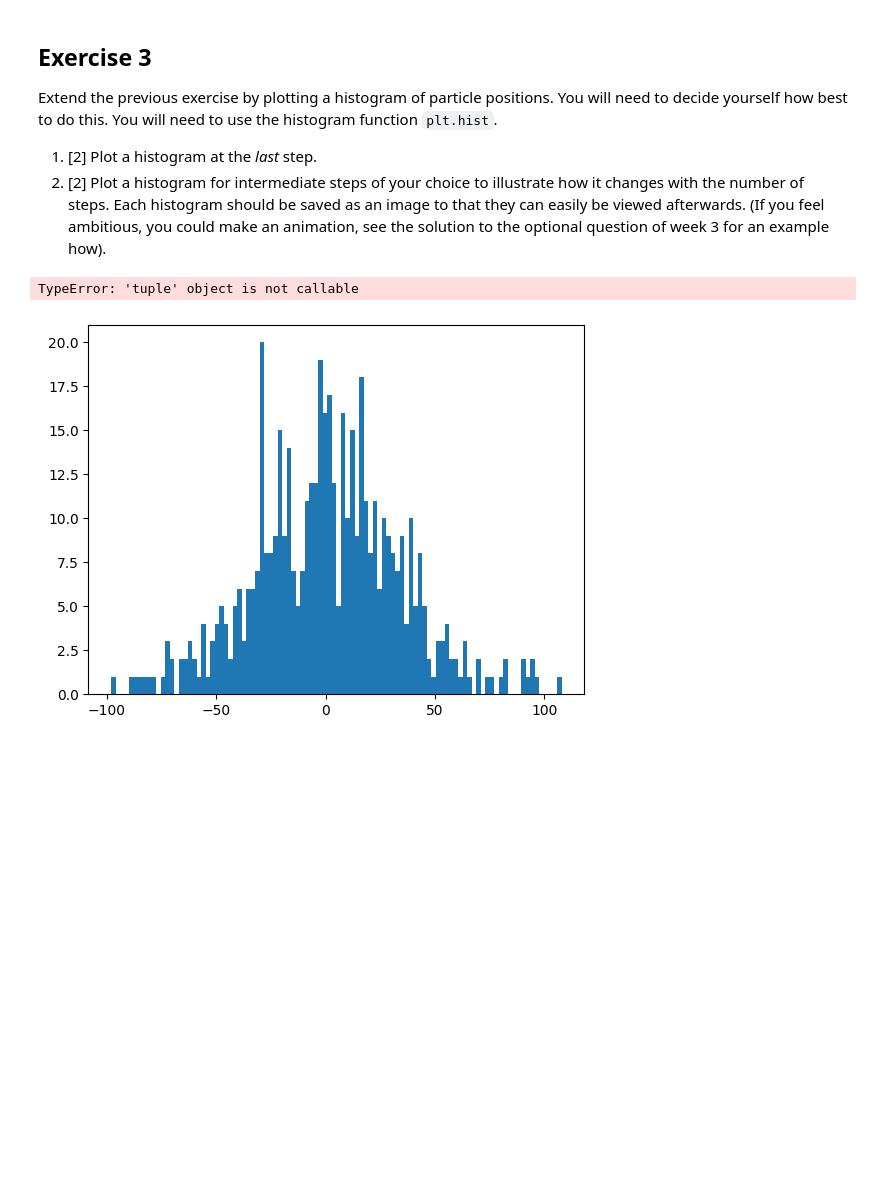
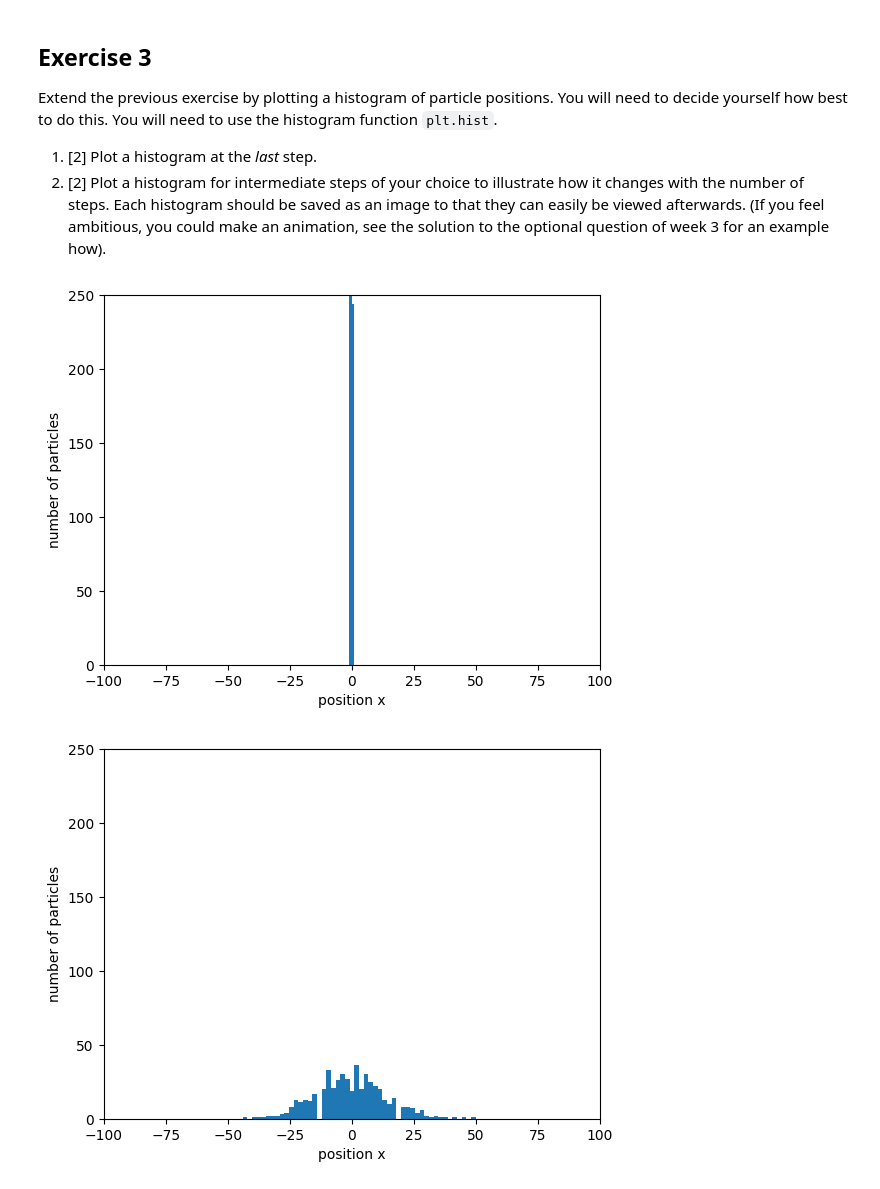
Before and after one commit to PX2145-2025/week-7-b-Gee-Tom, a Jupyter notebook: Random_walk.ipynb, the cells around one changed output. Cells and saved outputs as stored; diff of their text form; code cells hidden in the pictures; blank space fills up the shorter version.

```diff
--- a/Random_walk.ipynb
+++ b/Random_walk.ipynb
@@ -150,23 +152,60 @@ Extend the previous exercise by plotting a histogram of particle positions. You
 
  1. [2] Plot a histogram at the _last_ step.
  2. [2] Plot a histogram for intermediate steps of your choice to illustrate how it changes with the number of steps. Each histogram should be saved as an image to that they can easily be viewed afterwards. (If you feel ambitious, you could make an animation, see the solution to the optional question of week 3 for an example how).
-# %%
-last_step = particles2[999,:]
-plt.hist(last_step, bins = 100);
-plt.xlim()
-plt.ylim()
-plt.xlabel("position x")
-plt.ylabel("number of particles")
-plt.savefig("Step 1000")
-
-plt.figure()
-first_step = particles2[0,:]
-plt.hist(first_step, bins = 100);
-plt.xlim()
-plt.ylim()
-plt.xlabel("position x")
-plt.ylabel("number of particles")
-plt.savefig("Step 1")
-# %% [output]
-TypeError: 'tuple' object is not callable
-[figure, removed]
+# %%
+plt.figure()
+first_step = particles2[0,:]
+plt.hist(first_step, bins = 2);
+plt.xlim(-100,100)
+plt.ylim(0,250)
+plt.xlabel("position x")
+plt.ylabel("number of particles")
+plt.savefig("Step 1")
+
+plt.figure()
+second_step = particles2[199,:]
+plt.hist(second_step, bins = 50);
+plt.xlim(-100,100)
+plt.ylim(0,250)
+plt.xlabel("position x")
+plt.ylabel("number of particles")
+plt.savefig("Step 200")
+
+plt.figure()
+third_step = particles2[399,:]
+plt.hist(third_step, bins = 50);
+plt.xlim(-100,100)
+plt.ylim(0,250)
+plt.xlabel("position x")
+plt.ylabel("number of particles")
+plt.savefig("Step 400")
+
+plt.figure()
+fourth_step = particles2[599,:]
+plt.hist(fourth_step, bins = 50);
+plt.xlim(-100,100)
+plt.ylim(0,250)
+plt.xlabel("position x")
+plt.ylabel("number of particles")
+plt.savefig("Step 600")
+
+plt.figure()
+fifth_step = particles2[799,:]
+plt.hist(fifth_step, bins = 50);
+plt.xlim(-100,100)
+plt.ylim(0,250)
+plt.xlabel("position x")
+plt.ylabel("number of particles")
+plt.savefig("Step 800")
+
+plt.figure()
+last_step = particles2[999,:]
+plt.hist(last_step, bins = 50);
+plt.xlim(-100,100)
+plt.ylim(0,250)
+plt.xlabel("position x")
+plt.ylabel("number of particles")
+plt.savefig("Step 1000")
+# %% [output]
+[figure, added]
+[figure, added]
```
Also changed, not shown: parts of 4 cells of this notebook.
